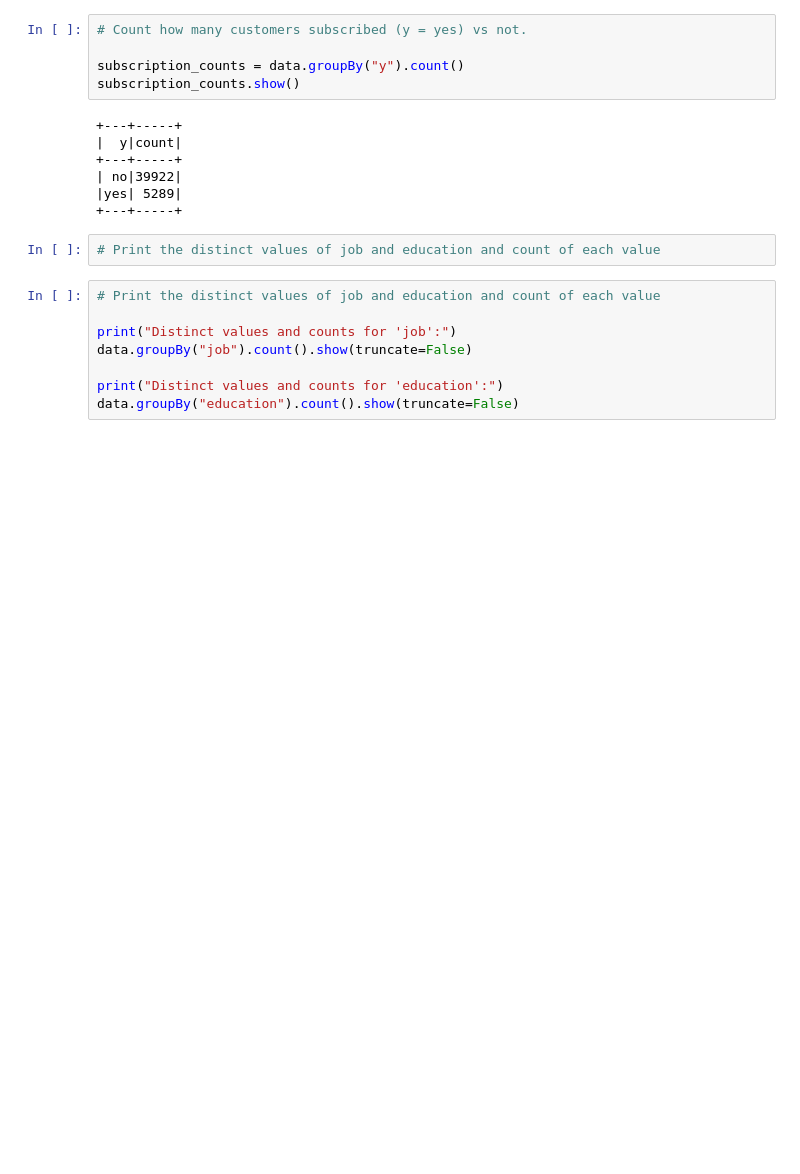
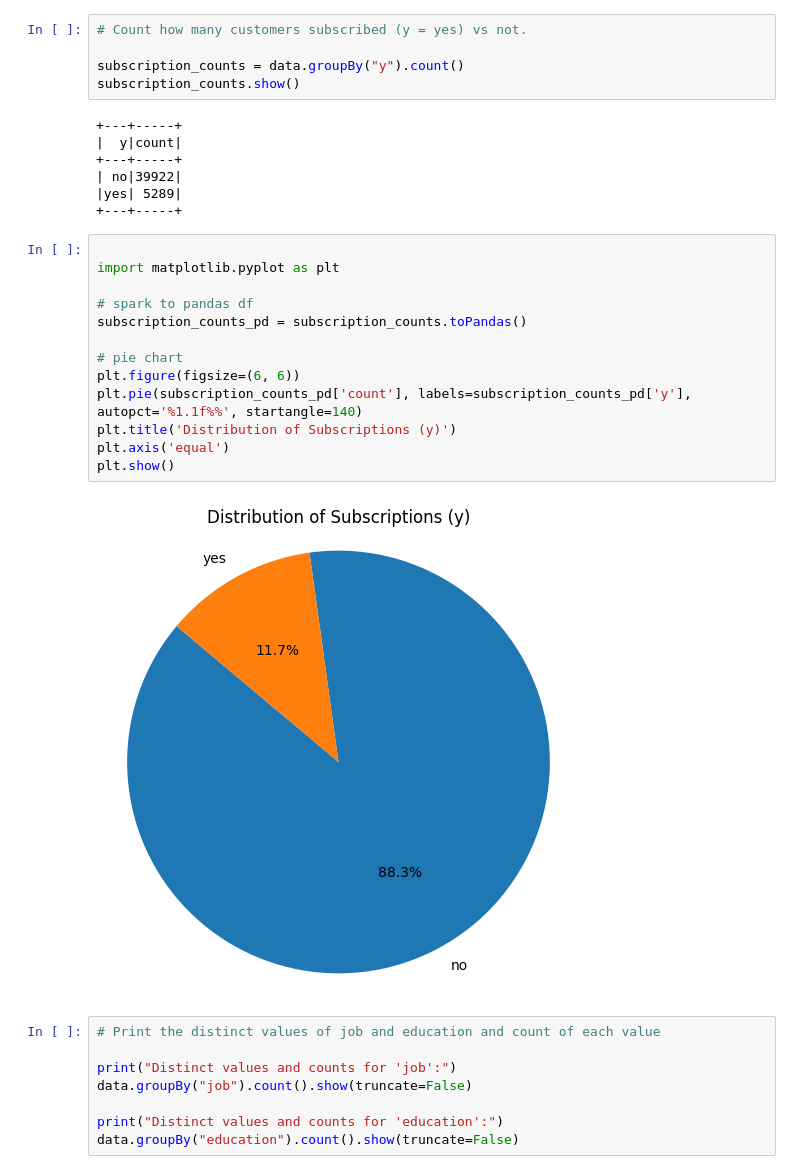
Before and after one commit to aymuos/masters-practise-repo, a Jupyter notebook: TERM3/AI_at_Scale/Assignments/Assignment2/Assignment2U.ipynb, the cells around one changed output. Saved outputs shown, nothing was run; the diff lists cells and outputs as text; blank space fills up the shorter version.

```diff
--- a/TERM3/AI_at_Scale/Assignments/Assignment2/Assignment2U.ipynb
+++ b/TERM3/AI_at_Scale/Assignments/Assignment2/Assignment2U.ipynb
@@ -135,8 +141,21 @@ subscription_counts.show()
 | no|39922|
 |yes| 5289|
 +---+-----+
-# %%
-# Print the distinct values of job and education and count of each value
+# %%
+
+import matplotlib.pyplot as plt
+
+# spark to pandas df
+subscription_counts_pd = subscription_counts.toPandas()
+
+# pie chart
+plt.figure(figsize=(6, 6))
+plt.pie(subscription_counts_pd['count'], labels=subscription_counts_pd['y'], autopct='%1.1f%%', startangle=140)
+plt.title('Distribution of Subscriptions (y)')
+plt.axis('equal')
+plt.show()
+# %% [output]
+[figure, added]
 # %%
 # Print the distinct values of job and education and count of each value
 
```
Also changed, not shown: parts of 6 cells of this notebook.
